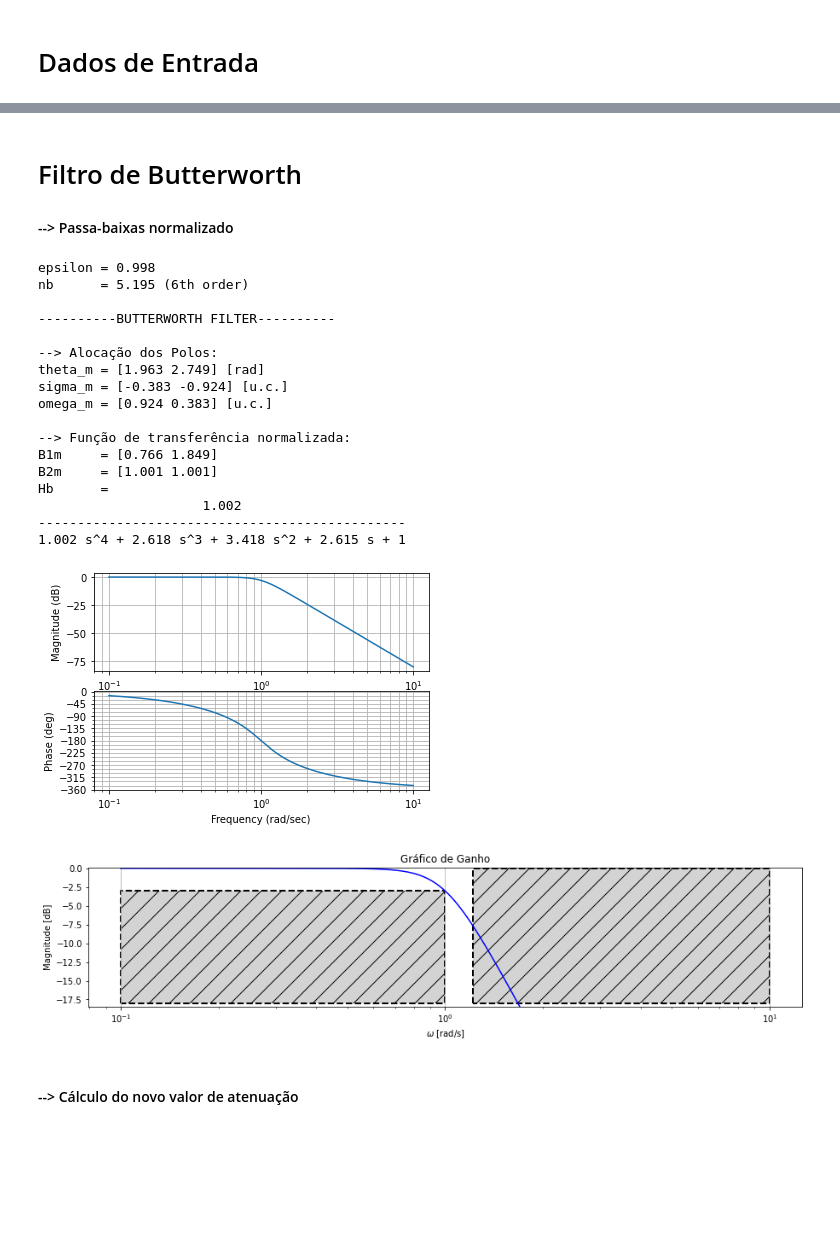
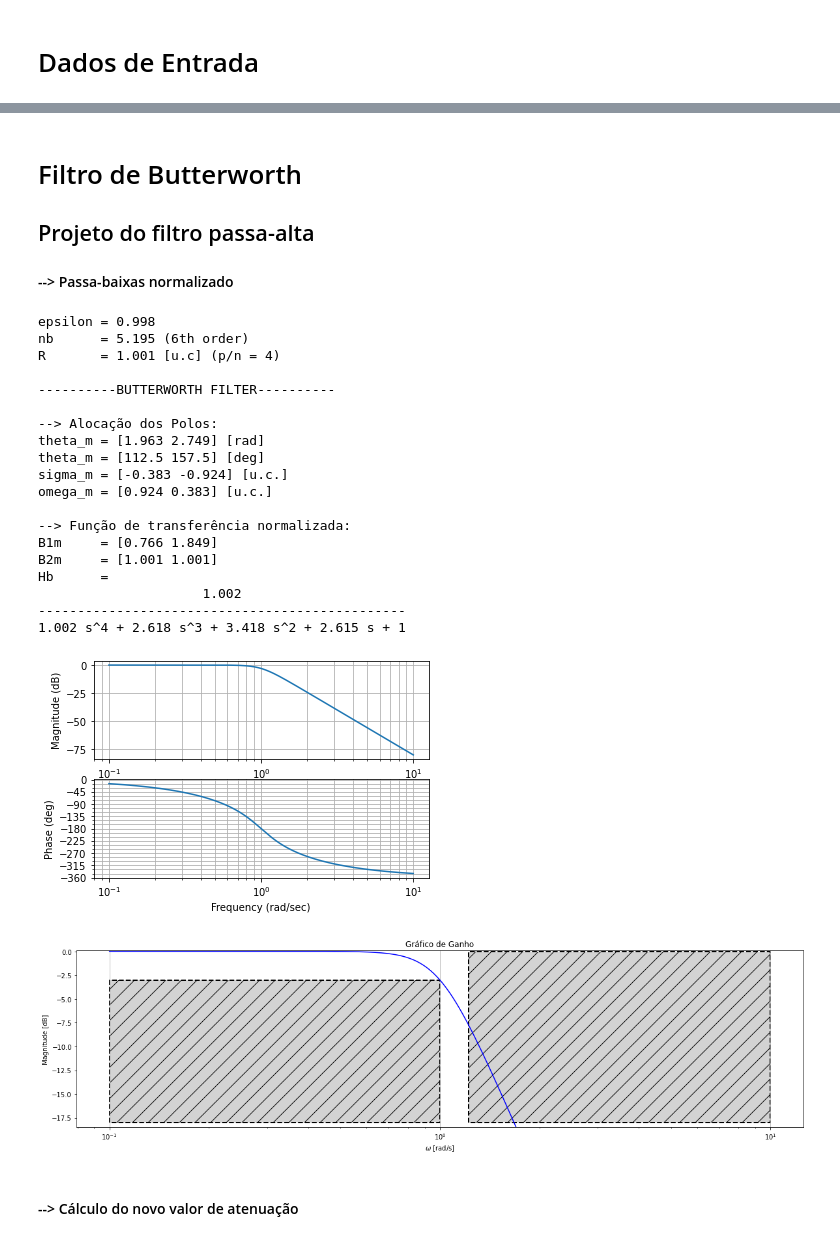
Before and after one commit to Widmark-Kaue/digital-signal-processing, a Jupyter notebook: avl2.ipynb, the cells around one changed output, grey strips where cells are left out. Drawn from its saved outputs; the diff is of its cells as text; code cells hidden in the pictures; blank space fills up the shorter version.

Commit message:
passa alta finalizado

```diff
--- a/avl2.ipynb
+++ b/avl2.ipynb
@@ -139,0 +143,34 @@ OmegarH = 1.22
+# %%
+# Dados gerais
+matricula = 18202772
+apass   = -3      #[dB]
+astop   = -18     #[dB]
+aux     = matricula/1e4
+
+# Filtro passa-altas
+fpassPA     = int(round(aux%1,4)*1e4)    #[Hz]
+fstopPA     = fpassPA - 500
+omegarH     = fpassPA/fstopPA
+omega0PA    = 2*np.pi*fpassPA
+omega1      = 2*np.pi*fstopPA
+
+print(10*'-'+'Passa-altas'+'-'*10)
+print(f'fpass\t= {fpassPA}\t\tHz')
+print(f'fstop\t= {fstopPA}\t\tHz')
+print(f'omega0\t= {round(omega0PA,3)}\trad/s')
+print(f'OmegarH\t= {round(omegarH,3)}\n')
+
+
+# Filtro passa bandas
+fpassPB     = np.array([int(aux), fpassPA])
+fstopPB     = fpassPB + np.array([-500, 500])
+omegarP     = (np.diff(fstopPB)/np.diff(fpassPB))[0]
+omega0PB    = np.sqrt(np.prod(fpassPB))
+BW          = np.diff(2*np.pi*fpassPB)[0]
+
+print(10*'-'+'Passa-banda'+'-'*10)
+print(f'fpass\t= {fpassPB}\tHz')
+print(f'fstop\t= {fstopPB}\tHz')
+print(f'omega0\t= {np.round(omega0PB,3)}\trad/s')
+print(f'BW\t= {np.round(BW,3)}\trad/s')
+print(f'OmegarP\t= {np.round(omegarP,3)}')
@@ -140,6 +190,8 @@ OmegarH = 1.22
 # %% [markdown]
 # Filtro de Butterworth
 
+## Projeto do filtro passa-alta
+
 #### --> Passa-baixas normalizado
 # %%
 # fator de ajuste
@@ -150,11 +202,13 @@ nb  = np.log10(epsf(astop)/epsf(apass))/(2*np.log10(omegarH))
 n   =  round(nb)+1 if not nb%1 == 0 else nb
 
 print(f'epsilon\t= {round(eps,3)}')
-print(f'nb\t= {round(nb,3)} ({n}th order)\n')
+print(f'nb\t= {round(nb,3)} ({n}th order)')
 
 # alocação dos polos
 n = n if n<=4 else 4
 R = eps**(-1/(n))
+
+print(f'R\t= {round(R,3)} [u.c] (p/n = {n})\n')
 
 # função de transferência
 s   = m.tf('s')
@@ -171,7 +225,7 @@ plt.show()
 
 Xtemp = lambda x0,xf: [x0, xf]
 Ytemp = lambda a0,af: [a0, af]
-with plt.rc_context({'figure.figsize':(15,3)}):
+with plt.rc_context({'figure.figsize':tam}):
 
     plt.semilogx(omega, magdB, 'b')
     plt.fill_between(Xtemp(omega[0], 1), Ytemp(apass, apass),Ytemp(astop,astop),**param)
@@ -179,32 +233,34 @@ with plt.rc_context({'figure.figsize':(15,3)}):
 
 
     plt.ylim([-18.5,0.1])
     plt.title('Gráfico de Ganho')
     plt.xlabel(r'$\omega$ [rad/s]')
     plt.ylabel('Magnitude [dB]')
 
     plt.grid(axis = 'x')
 
     savefig(plt.gcf(), 'ganhoPBnorm')
     plt.show()
 # %% [output]
 epsilon = 0.998
 nb      = 5.195 (6th order)
+R       = 1.001 [u.c] (p/n = 4)
 
 ----------BUTTERWORTH FILTER----------
 
 --> Alocação dos Polos:
 theta_m = [1.963 2.749] [rad]
+theta_m = [112.5 157.5] [deg]
 sigma_m = [-0.383 -0.924] [u.c.]
 omega_m = [0.924 0.383] [u.c.]
 
 --> Função de transferência normalizada:
 B1m     = [0.766 1.849]
 B2m     = [1.001 1.001]
 Hb      =
                      1.002
 -----------------------------------------------
 1.002 s^4 + 2.618 s^3 + 3.418 s^2 + 2.615 s + 1
 [figure]
-[figure, old version]
+[figure, new version]
 # %% [markdown]
```
Also changed, not shown: parts of 13 cells of this notebook.
